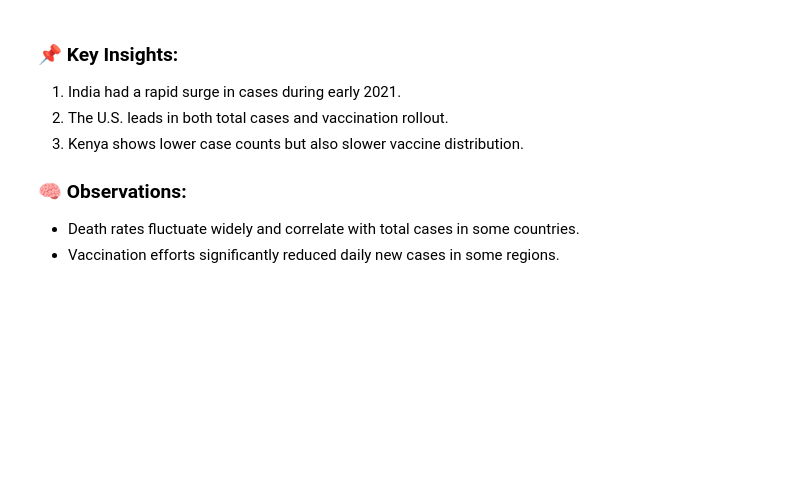
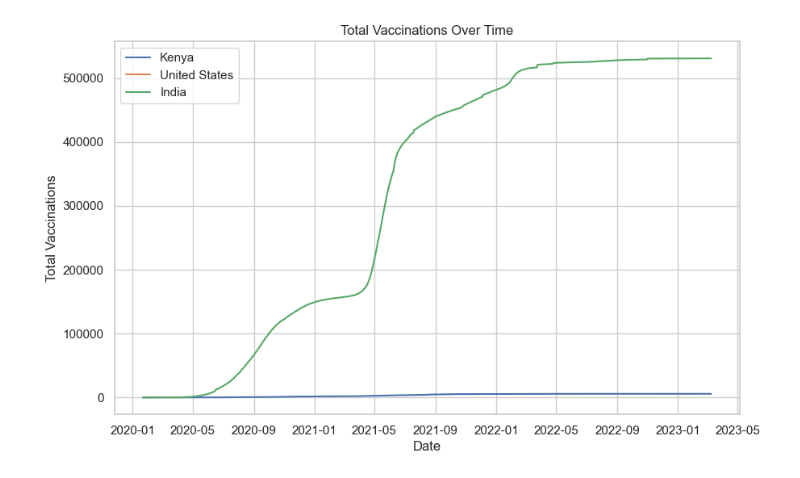
Before and after one commit to Egenue/python_final_proj, a Jupyter notebook: COVID19_Data_Analysis_Notebook.ipynb, the cells around one changed output. Cells and saved outputs as stored; diff of their text form; code cells hidden in the pictures; blank space fills up the shorter version.

```diff
--- a/COVID19_Data_Analysis_Notebook.ipynb
+++ b/COVID19_Data_Analysis_Notebook.ipynb
@@ -63,13 +97,42 @@ df_filtered['death_rate'] = df_filtered['total_deaths'] / df_filtered['total_cas
+# %%
+# Ensure the 'deaths' column is added to df_filtered
+if 'deaths' not in df_filtered.columns:
+	deaths_data = pd.melt(df,
+						  id_vars=['Province/State', 'Country/Region', 'Lat', 'Long'],
+						  var_name='date',
+						  value_name='deaths')
+	deaths_data['date'] = pd.to_datetime(deaths_data['date'])
+	deaths_data.rename(columns={'Country/Region': 'location'}, inplace=True)
+	df_filtered = df_filtered.merge(deaths_data[['location', 'date', 'deaths']],
+									on=['location', 'date'],
+									how='left')
+
+# Death rate analysis
+df_filtered['death_rate'] = df_filtered['deaths'] / df_filtered['cases']
 # %%
+# Ensure the 'total_vaccinations' column is added to df_filtered
+if 'total_vaccinations' not in df_filtered.columns:
+    vaccinations_data = pd.melt(df,
+                                id_vars=['Province/State', 'Country/Region', 'Lat', 'Long'],
+                                var_name='date',
+                                value_name='total_vaccinations')
+    vaccinations_data['date'] = pd.to_datetime(vaccinations_data['date'])
+    vaccinations_data.rename(columns={'Country/Region': 'location'}, inplace=True)
+    df_filtered = df_filtered.merge(vaccinations_data[['location', 'date', 'total_vaccinations']],
+                                    on=['location', 'date'],
+                                    how='left')
+
 # Line plot: Total vaccinations over time
 plt.figure(figsize=(10,6))
 for country in countries:
     country_data = df_filtered[df_filtered['location'] == country]
     plt.plot(country_data['date'], country_data['total_vaccinations'], label=country)
 plt.title("Total Vaccinations Over Time")
 plt.xlabel("Date")
 plt.ylabel("Total Vaccinations")
 plt.legend()
 plt.show()
+# %% [output]
+[figure, added]
 # %%
 # Latest data by country
@@ -88,11 +153,0 @@ map_data = latest_data[['iso_code', 'location', 'total_cases']].dropna()
-# %% [markdown]
-### 📌 Key Insights:
-
-1. India had a rapid surge in cases during early 2021.
-2. The U.S. leads in both total cases and vaccination rollout.
-3. Kenya shows lower case counts but also slower vaccine distribution.
-
-### 🧠 Observations:
-
-- Death rates fluctuate widely and correlate with total cases in some countries.
-- Vaccination efforts significantly reduced daily new cases in some regions.
```
Also changed, not shown: parts of 7 cells of this notebook.
